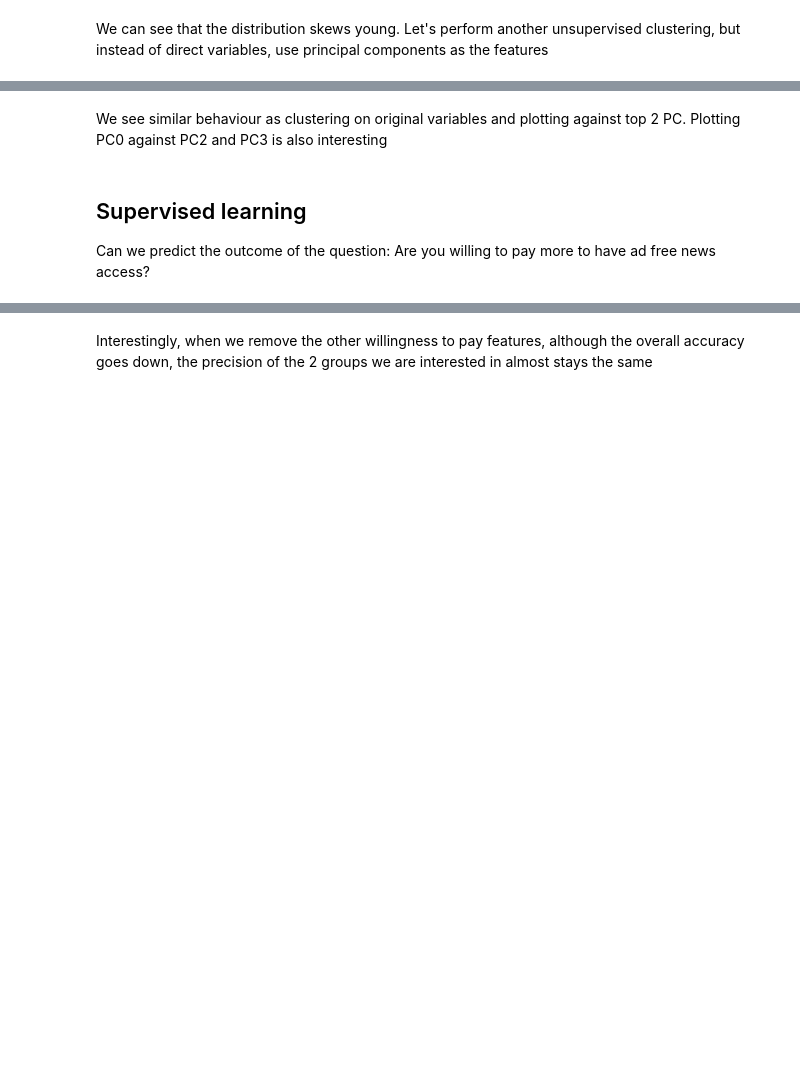
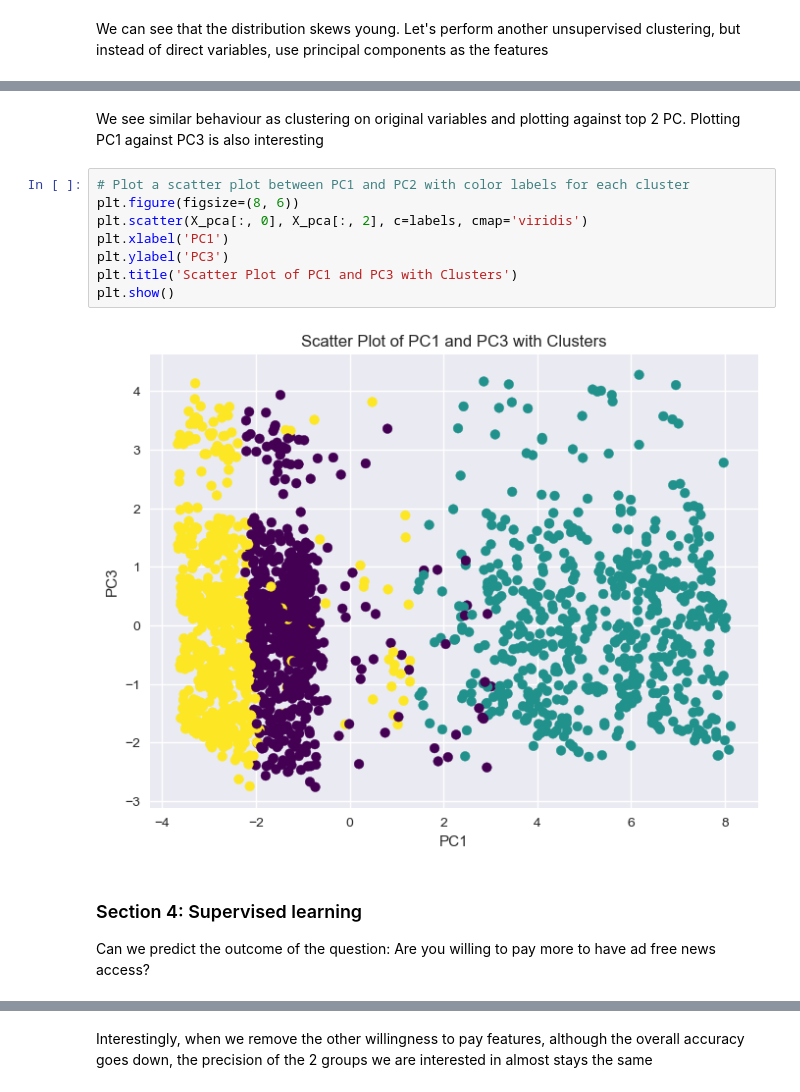
Before and after one commit to abhilashbiswas/customer_segmentation_for_news_outlet, a Jupyter notebook: eda.ipynb, the cells around one changed output, grey strips where cells are left out. Saved outputs shown, nothing was run; the diff lists cells and outputs as text; blank space fills up the shorter version.

```diff
--- a/eda.ipynb
+++ b/eda.ipynb
@@ -434,9 +532,19 @@ plt.show()
 # %% [output]
 [figure]
 # %% [markdown]
-We see similar behaviour as clustering on original variables and plotting against top 2 PC. Plotting PC0 against PC2 and PC3 is also interesting
+We see similar behaviour as clustering on original variables and plotting against top 2 PC. Plotting PC1 against PC3 is also interesting
+# %%
+# Plot a scatter plot between PC1 and PC2 with color labels for each cluster
+plt.figure(figsize=(8, 6))
+plt.scatter(X_pca[:, 0], X_pca[:, 2], c=labels, cmap='viridis')
+plt.xlabel('PC1')
+plt.ylabel('PC3')
+plt.title('Scatter Plot of PC1 and PC3 with Clusters')
+plt.show()
+# %% [output]
+[figure, added]
 # %% [markdown]
-## Supervised learning
+### Section 4: Supervised learning
 
 Can we predict the outcome of the question: Are you willing to pay more to have ad free news access?
 # %%
```
Also changed, not shown: parts of 29 cells of this notebook.
